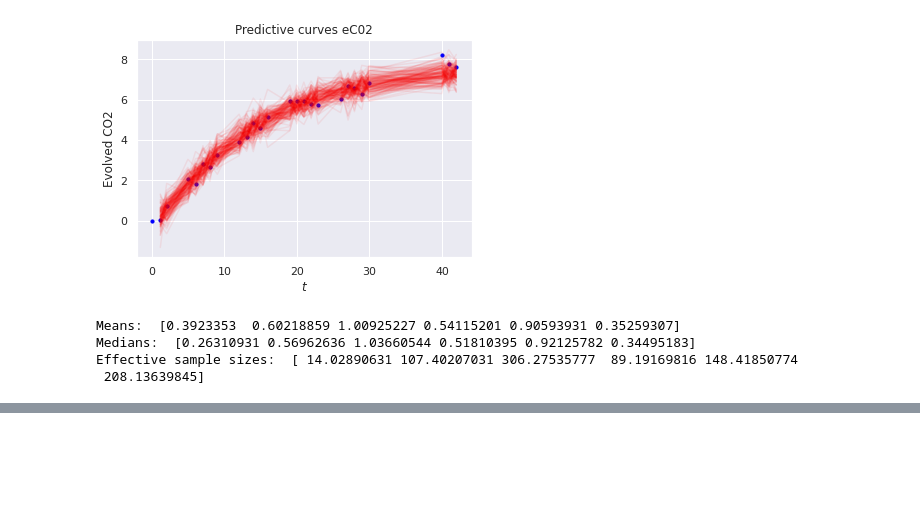
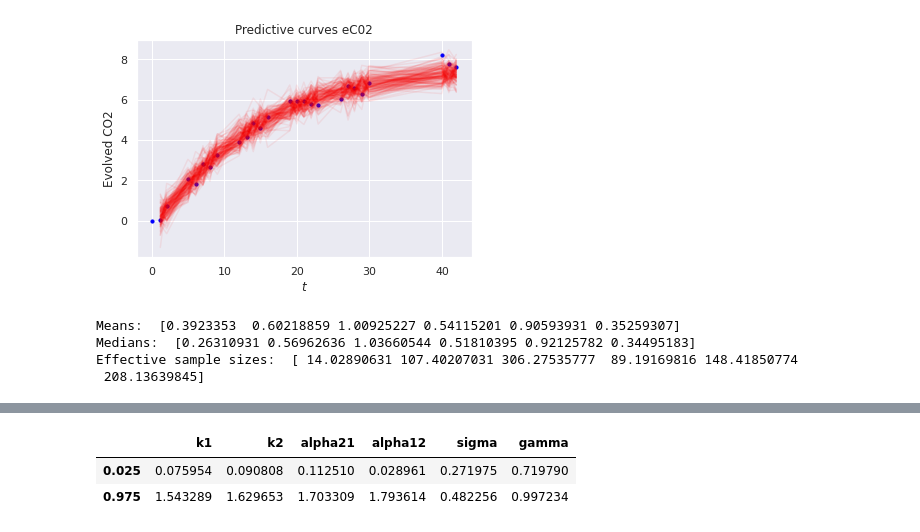
Before and after one commit to jear2412/BUQ-ODEsMCMC, a Jupyter notebook: SoilCarbonModelling.ipynb, the cells around one changed output, grey strips where cells are left out. Cells and saved outputs as stored; diff of their text form; code cells hidden in the pictures; blank space fills up the shorter version.

```diff
--- a/SoilCarbonModelling.ipynb
+++ b/SoilCarbonModelling.ipynb
@@ -358,0 +404,6 @@ Effective sample sizes:  [ 14.02890631 107.40207031 306.27535777  89.19169816 14
+# %%
+pd.DataFrame.quantile(results, (0.025, 0.975))
+# %% [output]
+|  | k1 | k2 | alpha21 | alpha12 | sigma | gamma |
+| 0.025 | 0.075954 | 0.090808 | 0.112510 | 0.028961 | 0.271975 | 0.719790 |
+| 0.975 | 1.543289 | 1.629653 | 1.703309 | 1.793614 | 0.482256 | 0.997234 |
```
Also changed, not shown: parts of 7 cells of this notebook.
